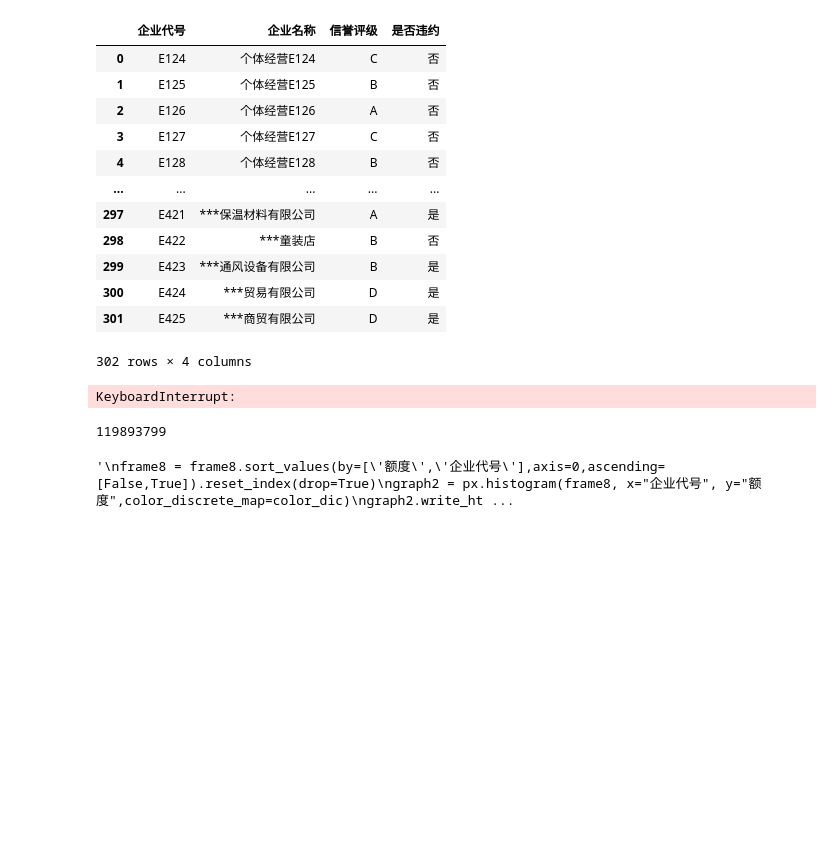
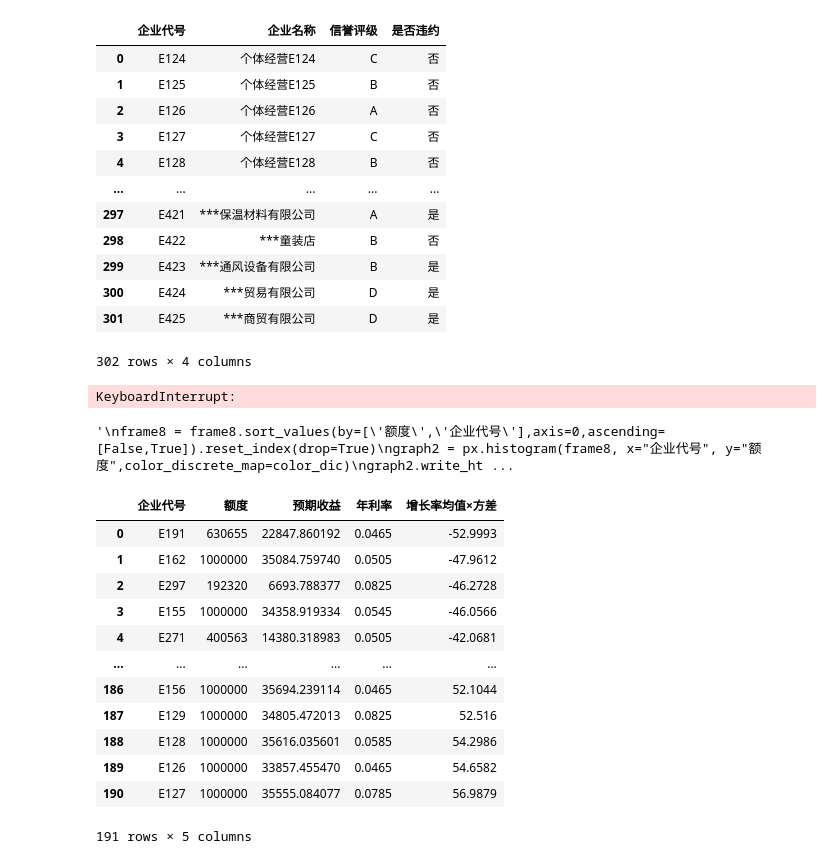
Before and after one commit to GZNGroup/2020CUMCM, a Jupyter notebook: question2.ipynb, the cells around one changed output. Saved outputs shown, nothing was run; the diff lists cells and outputs as text; code cells hidden in the pictures; blank space fills up the shorter version.

```diff
--- a/question2.ipynb
+++ b/question2.ipynb
@@ -267,7 +267,7 @@ for enterprise in enterprise_dic.values():
     #graph4.write_html('./1_graph/预期收益/'+enterprise.number+'.html')
 # %%
 frame8 = pd.read_csv('answer2.csv')
-print(sum(frame8['额度']))
+#print(sum(frame8['额度']))
 #graph = px.scatter(frame8, x="额度", y="年利率", size="预期收益", color="企业代号",hover_name="企业代号", log_x=True, size_max=30)
 #graph.write_html('./answer2.html')
 
@@ -277,8 +277,7 @@ graph2 = px.histogram(frame8, x="企业代号", y="额度",color_discrete_map=co
 graph2.write_html('./2_graph/A倒序.html')
 '''
 # %% [output]
-119893799
+'\nframe8 = frame8.sort_values(by=[\'额度\',\'企业代号\'],axis=0,ascending=[False,True]).reset_index(drop=True)\ngraph2 = px.histogram(frame8, x="企业代号", y="额度",color_discrete_map=color_dic)\ngraph2.write_ht ...
-'\nframe8 = frame8.sort_values(by=[\'额度\',\'企业代号\'],axis=0,ascending=[False,True]).reset_index(drop=True)\ngraph2 = px.histogram(frame8, x="企业代号", y="额度",color_discrete_map=color_dic)\ngraph2.write_ht ...
 # %%
 color_dic = {}
 for enterprise in enterprise_dic.keys():
@@ -295,3 +294,24 @@ frame10 = frame10.sort_values(by=['均值×方差','企业代号'],axis=0,ascend
 frame10.to_csv("./C/2_增长率均值×方差.csv",index=False,sep=',',encoding='utf_8_sig')
 graph3 = px.histogram(frame10, x="企业代号", y="均值×方差",color_discrete_map=color_dic)
 graph3.write_html('./2_graph/增长率均值×方差.html')
+# %%
+frame11 = pd.read_csv('./C/2_增长率均值×方差.csv')
+frame8['增长率均值×方差']=''
+for i in range(frame8.shape[0]):
+    frame8['增长率均值×方差'][i] = frame11[frame11.企业代号 == frame8['企业代号'][i]].reset_index(drop=True)['均值×方差'][0]
+frame8 = frame8.sort_values(by=['增长率均值×方差','企业代号'],axis=0,ascending=[True,True]).reset_index(drop=True)
+frame8
+# %% [output]
+|  | 企业代号 | 额度 | 预期收益 | 年利率 | 增长率均值×方差 |
+| 0 | E191 | 630655 | 22847.860192 | 0.0465 | -52.9993 |
+| 1 | E162 | 1000000 | 35084.759740 | 0.0505 | -47.9612 |
+| 2 | E297 | 192320 | 6693.788377 | 0.0825 | -46.2728 |
+| 3 | E155 | 1000000 | 34358.919334 | 0.0545 | -46.0566 |
+| 4 | E271 | 400563 | 14380.318983 | 0.0505 | -42.0681 |
+| ... | ... | ... | ... | ... | ... |
+| 186 | E156 | 1000000 | 35694.239114 | 0.0465 | 52.1044 |
+| 187 | E129 | 1000000 | 34805.472013 | 0.0825 | 52.516 |
+| 188 | E128 | 1000000 | 35616.035601 | 0.0585 | 54.2986 |
+| 189 | E126 | 1000000 | 33857.455470 | 0.0465 | 54.6582 |
+| 190 | E127 | 1000000 | 35555.084077 | 0.0785 | 56.9879 |
+191 rows × 5 columns
```
Also changed, not shown: parts of 8 cells of this notebook, 3 other files.
